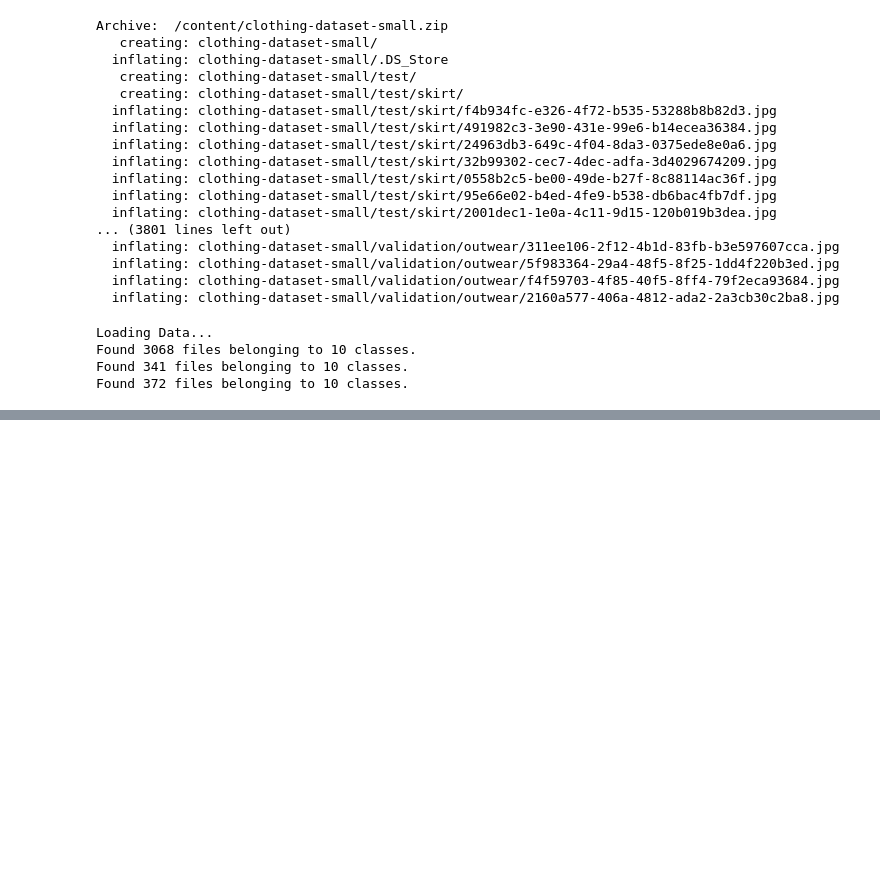
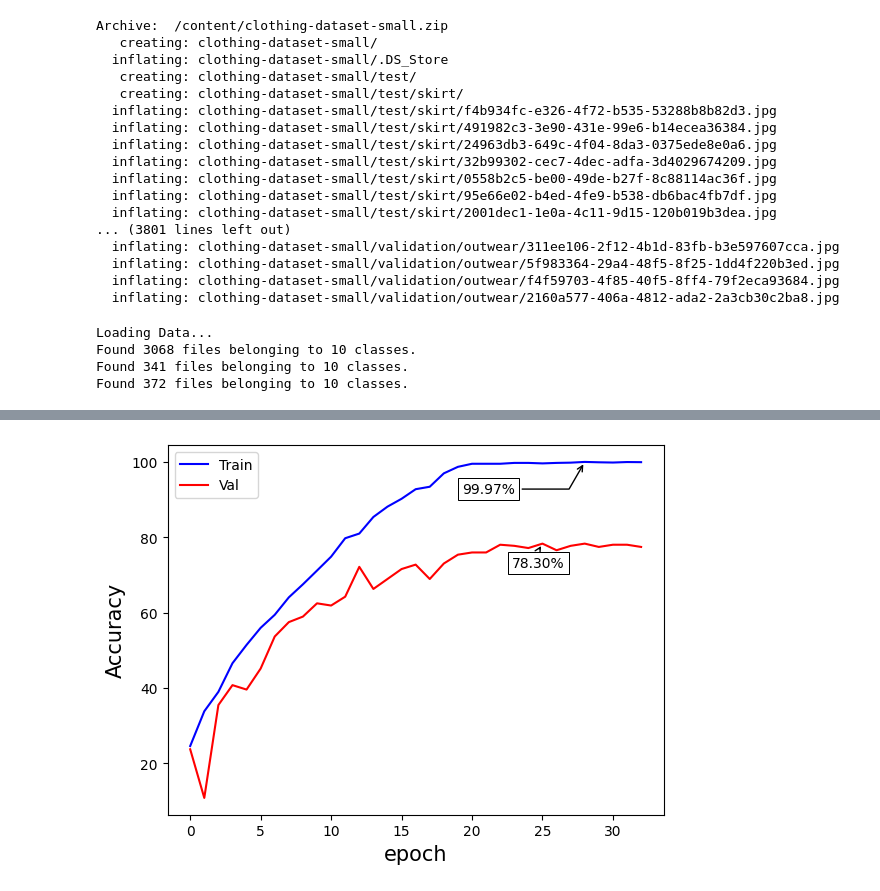
Before and after one commit to Jayaprakash1710/Module-21-Computer-vision, a Jupyter notebook: DJ_Lec_3_CNN_under_the_hood.ipynb, the cells around one changed output, grey strips where cells are left out. Drawn from its saved outputs; the diff is of its cells as text; code cells hidden in the pictures; blank space fills up the shorter version.

```diff
--- a/DJ_Lec_3_CNN_under_the_hood.ipynb
+++ b/DJ_Lec_3_CNN_under_the_hood.ipynb
@@ -352,0 +442,19 @@ Test Accuracy: 70.43%
+# %%
+def compile_train_v2(model, train_ds, val_ds, epochs=10, ckpt_path="/tmp/checkpoint.weights.h5"):
+    callbacks = [
+        keras.callbacks.ReduceLROnPlateau(
+            monitor="val_loss", factor=0.3, patience=5, min_lr=0.00001
+        ),
+        keras.callbacks.ModelCheckpoint(ckpt_path, save_weights_only=True, monitor='val_accuracy', mode='max', save_best_only=True),
+        keras.callbacks.EarlyStopping(
+            monitor="val_loss", patience=10, min_delta=0.001, mode='min'
+        )
+    ]
+    model.compile(optimizer='adam',
+                loss='categorical_crossentropy',
+                metrics=['accuracy'])
+    model_fit = model.fit(train_ds, validation_data=val_ds, epochs=epochs, callbacks=callbacks)
+    return model_fit
+# %%
+model = arch_2()
+model_fit = compile_train_v2(model, train_ds, val_ds, epochs=100)
@@ -352,0 +479,4 @@ Test Accuracy: 70.43%
+# %%
+plot_accuracy(model_fit)
+# %% [output]
+[figure, added]
```
Also changed, not shown: parts of 21 cells of this notebook.
